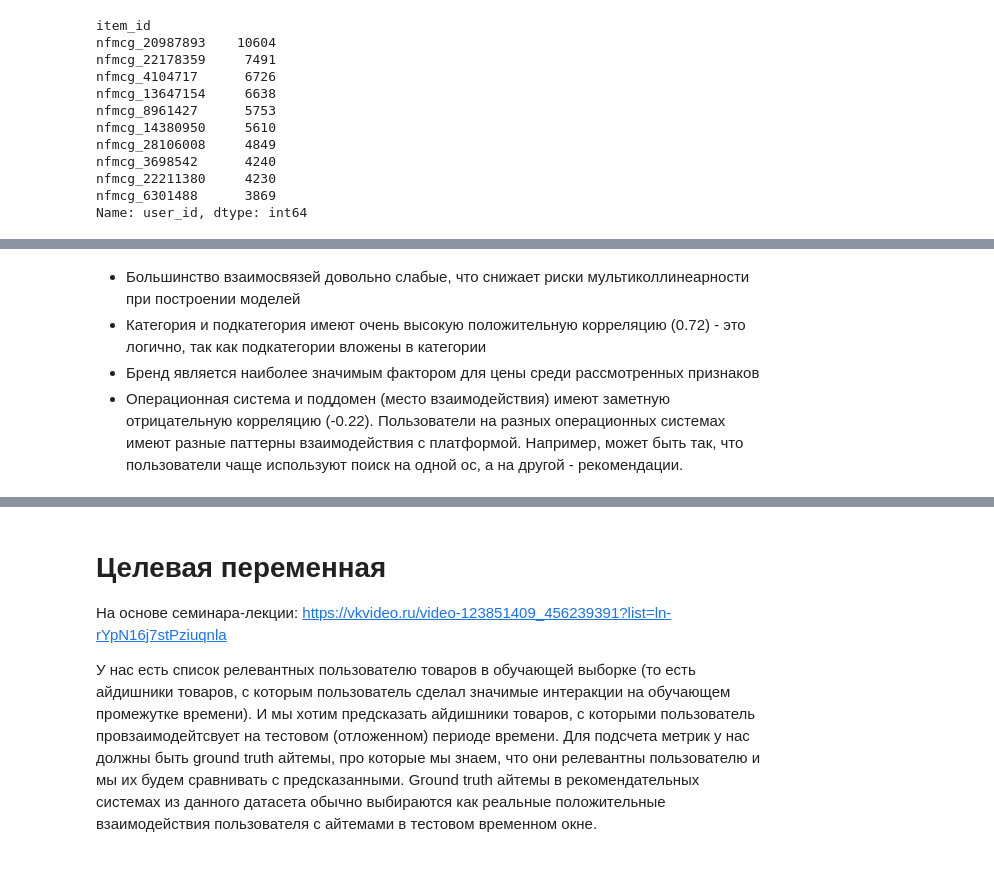
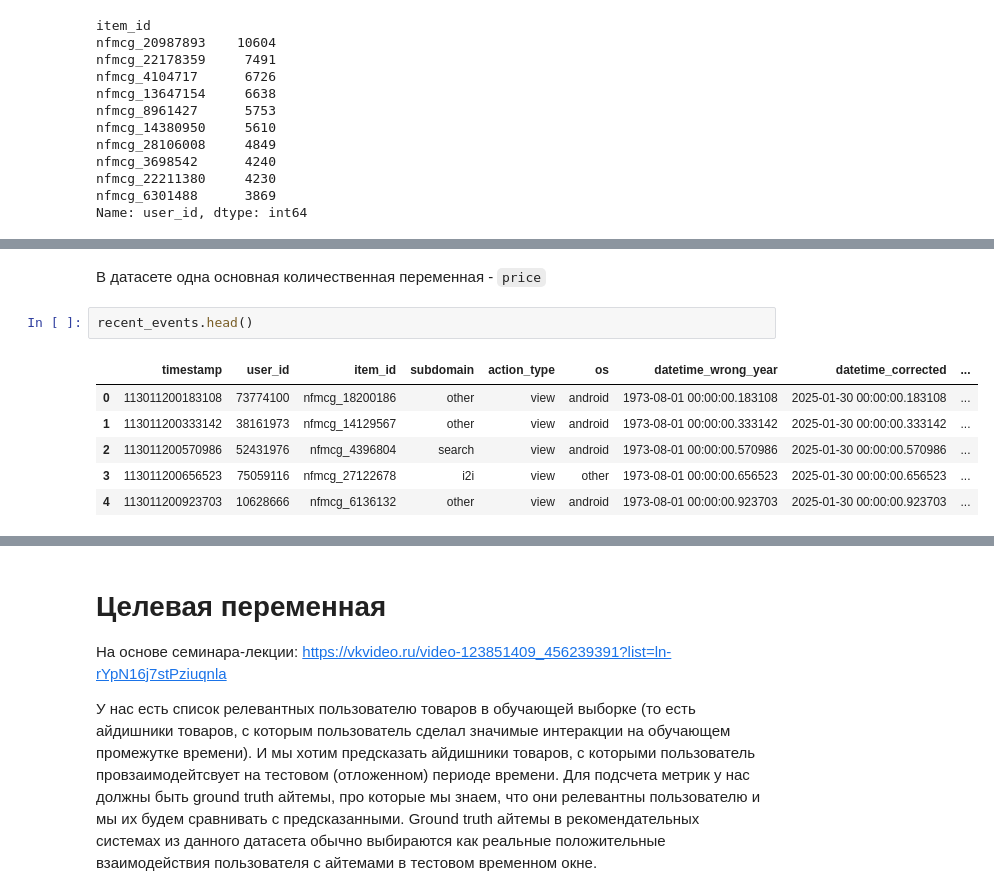
Before and after one commit to TheFckReal/dreamteam-recsys, a Jupyter notebook: notebooks/01_mk_marketplace_data_preprocessing.ipynb, the cells around one changed output, grey strips where cells are left out. Saved outputs shown, nothing was run; the diff lists cells and outputs as text; blank space fills up the shorter version.

```diff
--- a/notebooks/01_mk_marketplace_data_preprocessing.ipynb
+++ b/notebooks/01_mk_marketplace_data_preprocessing.ipynb
@@ -815,5 +882,11 @@ correlation_matrix_full
-# %% [markdown]
-* Большинство взаимосвязей довольно слабые, что снижает риски мультиколлинеарности при построении моделей
-* Категория и подкатегория имеют очень высокую положительную корреляцию (0.72) - это логично, так как подкатегории вложены в категории
-* Бренд является наиболее значимым фактором для цены среди рассмотренных признаков
-* Операционная система и поддомен (место взаимодействия) имеют заметную отрицательную корреляцию (-0.22). Пользователи на разных операционных системах имеют разные паттерны взаимодействия с платформой. Например, может быть так, что пользователи чаще используют поиск на одной ос, а на другой - рекомендации.
+# %% [markdown]
+В датасете одна основная количественная переменная - `price`
+# %%
+recent_events.head()
+# %% [output]
+|  | timestamp | user_id | item_id | subdomain | action_type | os | datetime_wrong_year | datetime_corrected | ... |
+| 0 | 113011200183108 | 73774100 | nfmcg_18200186 | other | view | android | 1973-08-01 00:00:00.183108 | 2025-01-30 00:00:00.183108 | ... |
+| 1 | 113011200333142 | 38161973 | nfmcg_14129567 | other | view | android | 1973-08-01 00:00:00.333142 | 2025-01-30 00:00:00.333142 | ... |
+| 2 | 113011200570986 | 52431976 | nfmcg_4396804 | search | view | android | 1973-08-01 00:00:00.570986 | 2025-01-30 00:00:00.570986 | ... |
+| 3 | 113011200656523 | 75059116 | nfmcg_27122678 | i2i | view | other | 1973-08-01 00:00:00.656523 | 2025-01-30 00:00:00.656523 | ... |
+| 4 | 113011200923703 | 10628666 | nfmcg_6136132 | other | view | android | 1973-08-01 00:00:00.923703 | 2025-01-30 00:00:00.923703 | ... |
```
Also changed, not shown: parts of 87 cells of this notebook, 1 other file.
